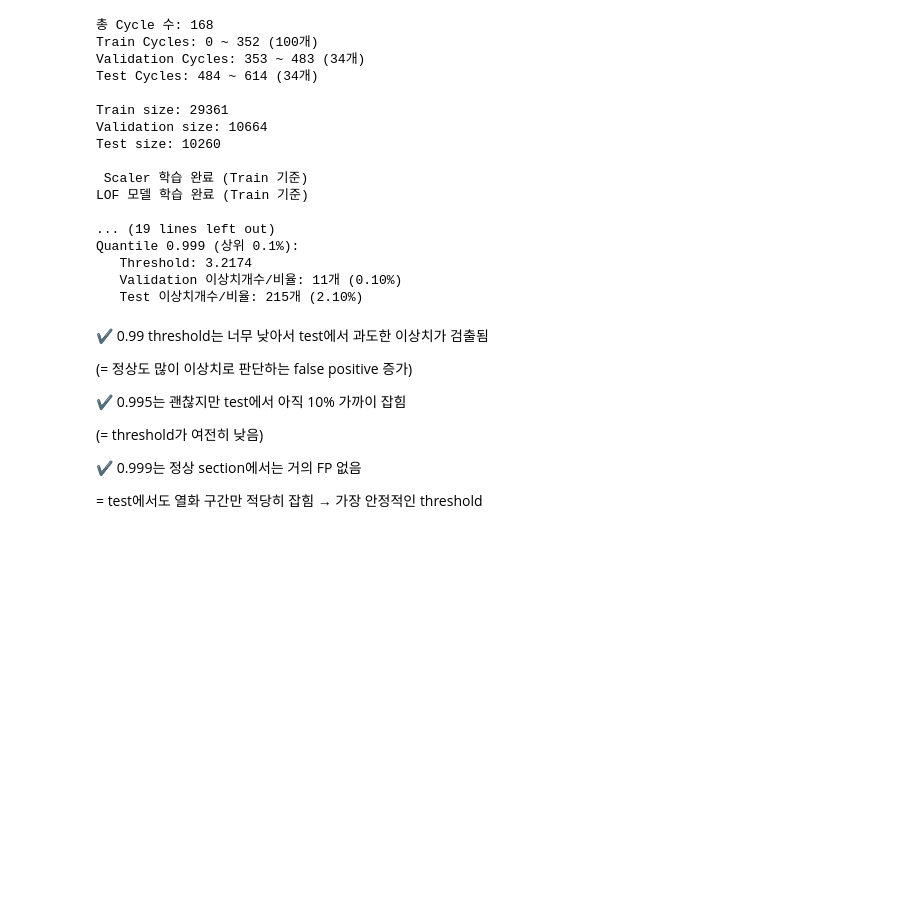
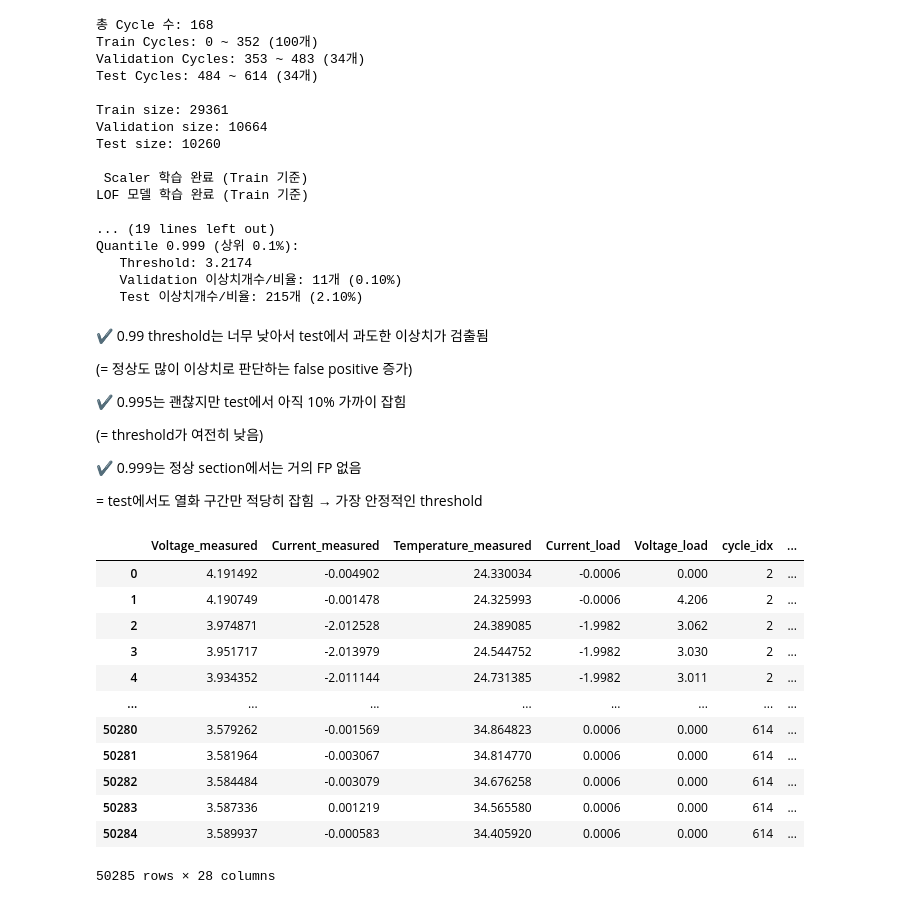
Before and after one commit to dongho-ham/final_pjt, a Jupyter notebook: ML/LOF.ipynb, the cells around one changed output. Drawn from its saved outputs; the diff is of its cells as text; code cells hidden in the pictures; blank space fills up the shorter version.

```diff
--- a/ML/LOF.ipynb
+++ b/ML/LOF.ipynb
@@ -1,7 +1,7 @@
 # %%
 import pandas as pd
 
-file_path='/Users/kkkg0829/Desktop/project/data set/B0005_with_lowess_features.csv'
+file_path='/Users/gimhagyeong/test/B0005_with_lowess_features.csv'
 df=pd.read_csv(file_path)
 # %% [markdown]
 # 기본 피처 (lowess 파생피처 사용 X)
@@ -573,3 +637,19 @@ fig_kde.update_layout(
 )
 
 fig_kde.show()
+# %%
+full
+# %% [output]
+|  | Voltage_measured | Current_measured | Temperature_measured | Current_load | Voltage_load | cycle_idx | ... |
+| 0 | 4.191492 | -0.004902 | 24.330034 | -0.0006 | 0.000 | 2 | ... |
+| 1 | 4.190749 | -0.001478 | 24.325993 | -0.0006 | 4.206 | 2 | ... |
+| 2 | 3.974871 | -2.012528 | 24.389085 | -1.9982 | 3.062 | 2 | ... |
+| 3 | 3.951717 | -2.013979 | 24.544752 | -1.9982 | 3.030 | 2 | ... |
+| 4 | 3.934352 | -2.011144 | 24.731385 | -1.9982 | 3.011 | 2 | ... |
+| ... | ... | ... | ... | ... | ... | ... | ... |
+| 50280 | 3.579262 | -0.001569 | 34.864823 | 0.0006 | 0.000 | 614 | ... |
+| 50281 | 3.581964 | -0.003067 | 34.814770 | 0.0006 | 0.000 | 614 | ... |
+| 50282 | 3.584484 | -0.003079 | 34.676258 | 0.0006 | 0.000 | 614 | ... |
+| 50283 | 3.587336 | 0.001219 | 34.565580 | 0.0006 | 0.000 | 614 | ... |
+| 50284 | 3.589937 | -0.000583 | 34.405920 | 0.0006 | 0.000 | 614 | ... |
+50285 rows × 28 columns
```
Also changed, not shown: parts of 3 cells of this notebook.
